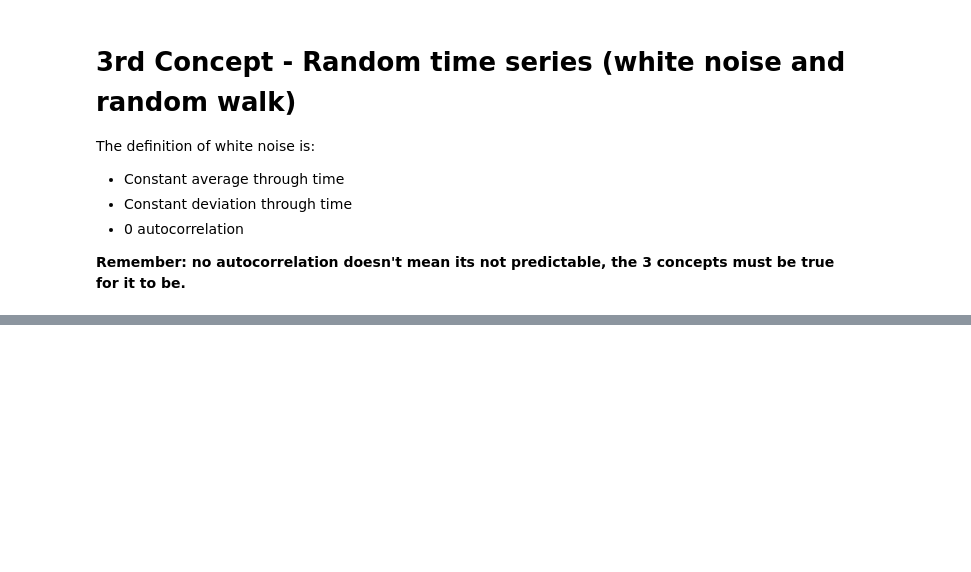
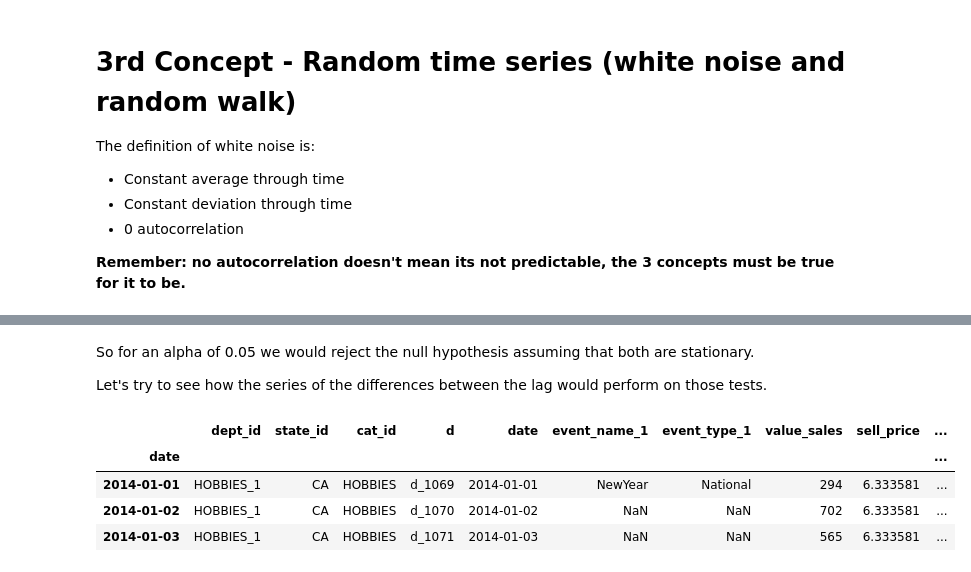
Before and after one commit to ads-felipe/time-series-studies, a Jupyter notebook: notebooks/time_series.ipynb, the cells around one changed output, grey strips where cells are left out. Cells and saved outputs as stored; diff of their text form; code cells hidden in the pictures; blank space fills up the shorter version.

```diff
--- a/notebooks/time_series.ipynb
+++ b/notebooks/time_series.ipynb
@@ -192,0 +227,15 @@ cicles and sazonality are different concepts, sazonality is when the cicles repe
+# %% [markdown]
+So for an alpha of 0.05 we would reject the null hypothesis assuming that both are stationary.
+
+Let's try to see how the series of the differences between the lag would perform on those tests.
+# %%
+df_hh1.loc[:,'lag1_sales'] = df_hh1.loc[:,'value_sales'].diff()
+
+display(df_hobbies1.head(3))
+display(df_hh1.head(3))
+# %% [output]
+|  | dept_id | state_id | cat_id | d | date | event_name_1 | event_type_1 | value_sales | sell_price | ... |
+| date |  |  |  |  |  |  |  |  |  | ... |
+| 2014-01-01 | HOBBIES_1 | CA | HOBBIES | d_1069 | 2014-01-01 | NewYear | National | 294 | 6.333581 | ... |
+| 2014-01-02 | HOBBIES_1 | CA | HOBBIES | d_1070 | 2014-01-02 | NaN | NaN | 702 | 6.333581 | ... |
+| 2014-01-03 | HOBBIES_1 | CA | HOBBIES | d_1071 | 2014-01-03 | NaN | NaN | 565 | 6.333581 | ... |
```
Also changed, not shown: parts of 15 cells of this notebook.
